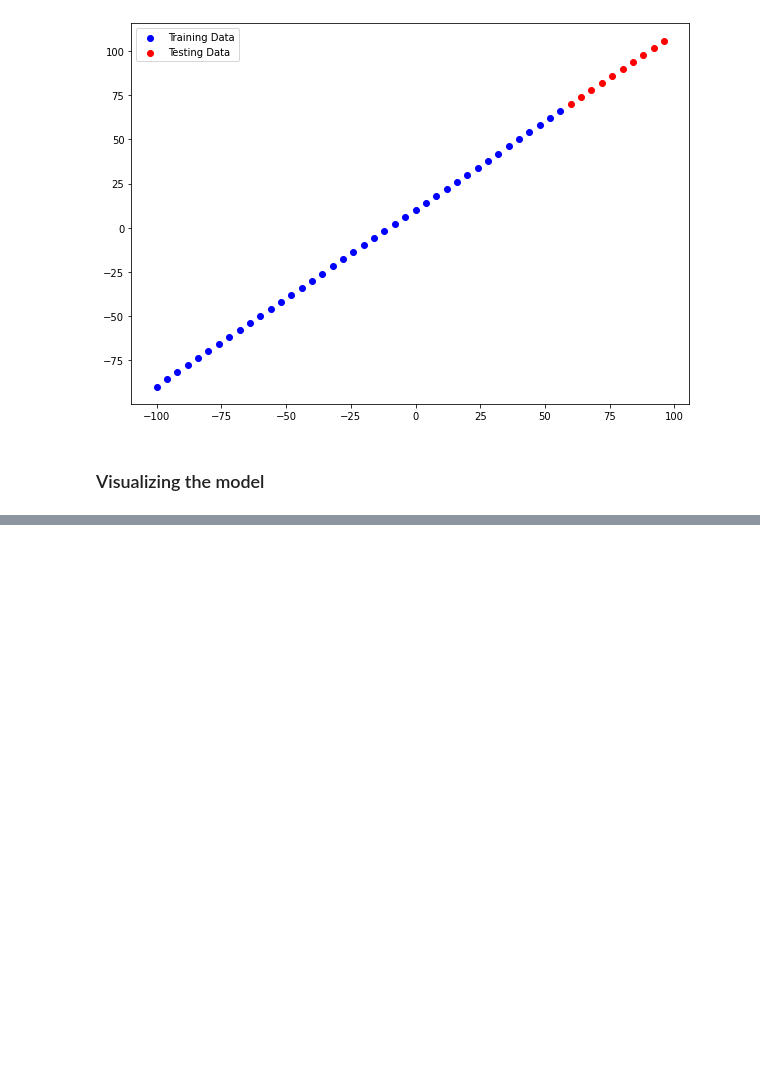
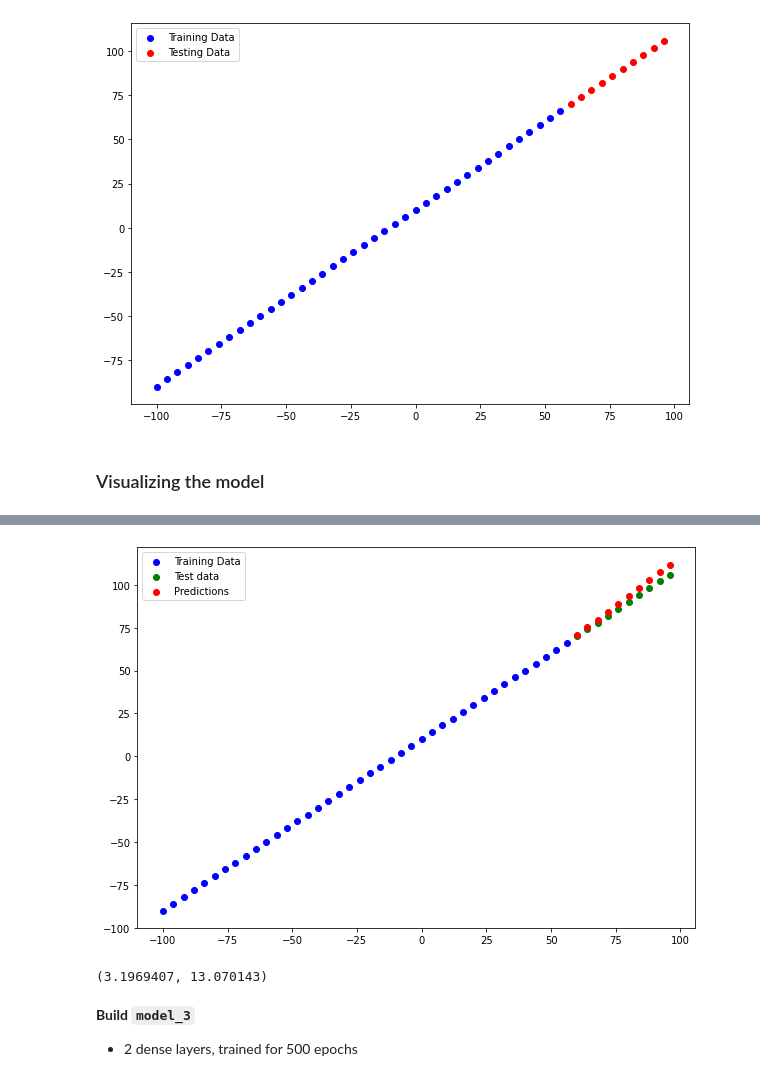
Before and after one commit to shaluc04/tensorflow-for-deeplearning, a Jupyter notebook: 01_neural_network_regression_with_tensorflow.ipynb, the cells around one changed output, grey strips where cells are left out. Cells and saved outputs as stored; diff of their text form; code cells hidden in the pictures; blank space fills up the shorter version.

```diff
--- a/01_neural_network_regression_with_tensorflow.ipynb
+++ b/01_neural_network_regression_with_tensorflow.ipynb
@@ -388,0 +611,17 @@ Epoch 100/100
+# %%
+# set random seed
+tf.random.set_seed(42)
+
+# 1. Create a model
+model_2 = tf.keras.Sequential([
+          tf.keras.layers.Dense(10),
+          tf.keras.layers.Dense(1)
+])
+
+# 2. Compile the model
+model_2.compile(loss = tf.keras.losses.mae,
+                optimizer = tf.keras.optimizers.SGD(),
+                metrics = ["mse"])
+
+# 3. fit the model
+model_2.fit(X_train, y_train, epochs=100)
@@ -388,0 +647,5 @@ Epoch 100/100
+# %%
+# make and plot predictions of model_2
+y_preds_2 = model_2.predict(X_test)
+plot_predictions(predictions=y_preds_2)
+# %% [output]
@@ -388,0 +653,12 @@ Epoch 100/100
+[figure, added]
+# %%
+# calculate model_2 evaluation metrics
+mae_2 = mae(y_test, y_preds_2)
+mse_2 = mse(y_test, y_preds_2)
+mae_2, mse_2
+# %% [output]
+(3.1969407, 13.070143)
+# %% [markdown]
+**Build `model_3`**
+
+* 2 dense layers, trained for 500 epochs
```
Also changed, not shown: parts of 62 cells of this notebook.
